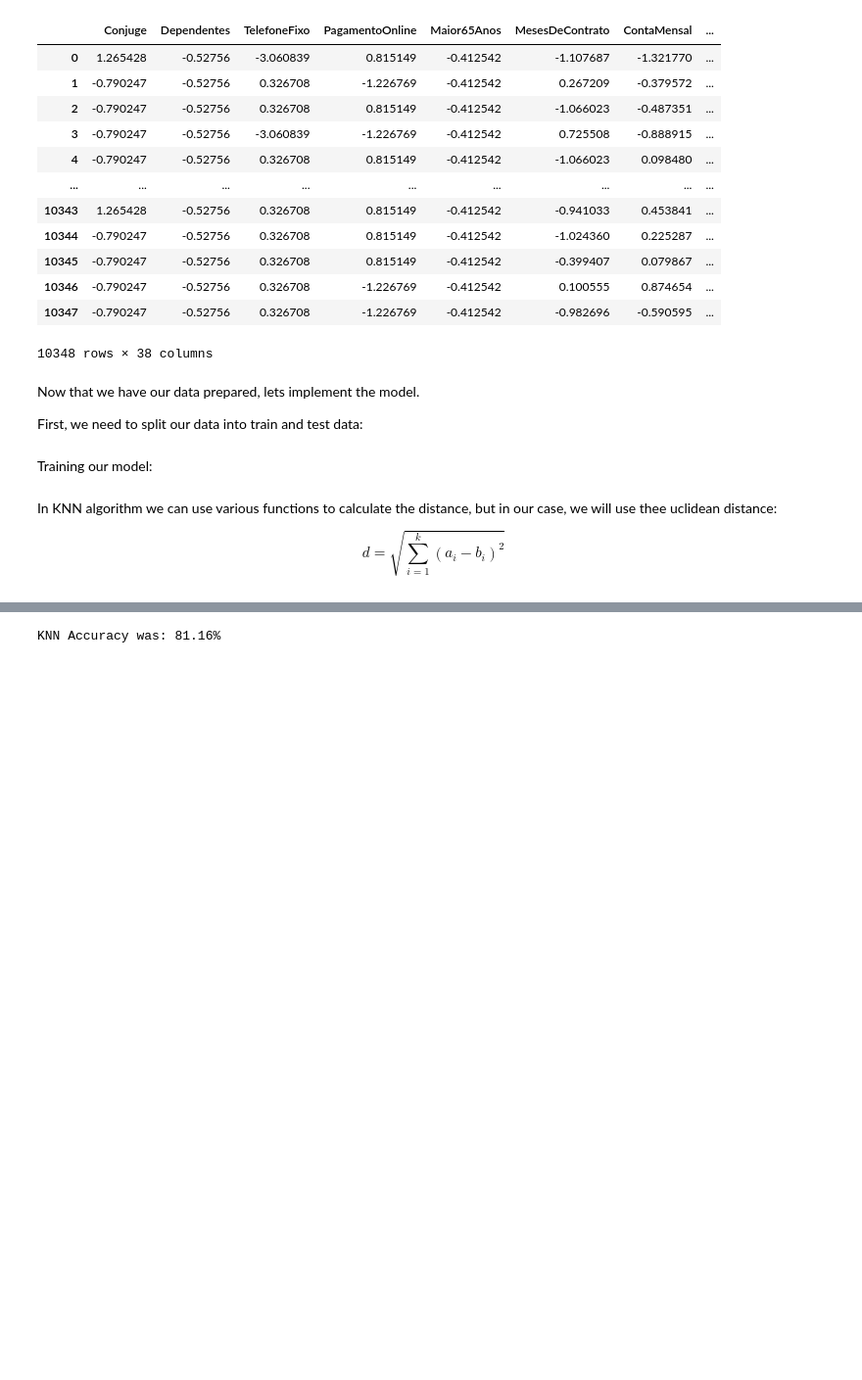
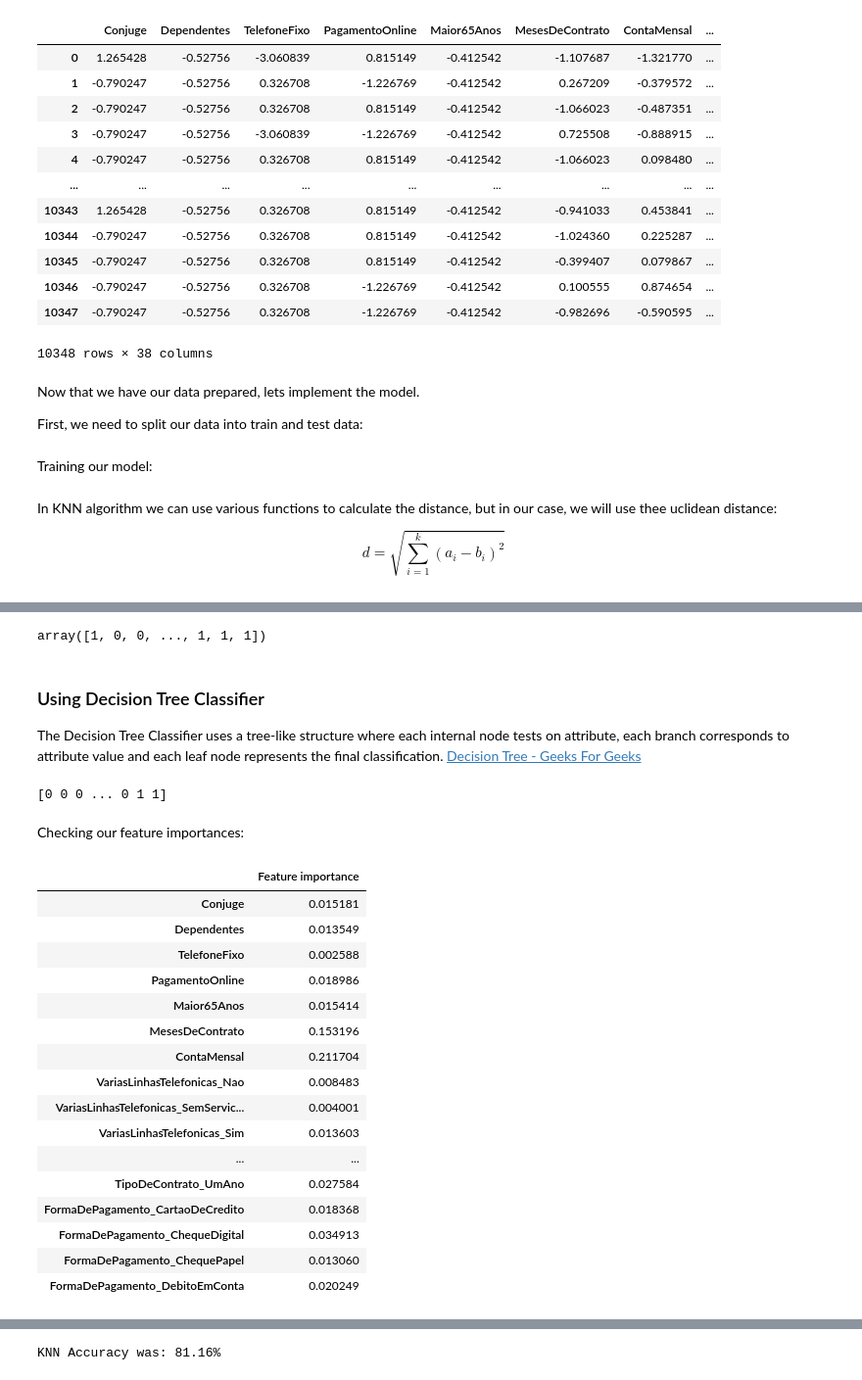
Before and after one commit to PedroLRA/Alura-ML-training, a Jupyter notebook: Telecom-Project/project.ipynb, the cells around one changed output, grey strips where cells are left out. Shown at 98% size. Cells and saved outputs as stored; diff of their text form; code cells hidden in the pictures; blank space fills up the shorter version.

Commit message:
Metric types, Bernoulli Naive Bayes and Decision Trees

```diff
--- a/Telecom-Project/project.ipynb
+++ b/Telecom-Project/project.ipynb
@@ -108,7 +108,8 @@ y = final_data['Churn']
 from imblearn.over_sampling import SMOTE
 
 smt = SMOTE(random_state=SEED) # Creating the SMOTE object instance using our SEED
-x, y = smt.fit_resample(x, y) # Resampling the data
+resampled= smt.fit_resample(x, y) # Resampling the data
+x, y = resampled[:2]
 
 # Concatenating the resampled data
 resampled_data = pd.concat([x, y], axis=1)
@@ -208,0 +221,65 @@ Testing the model:
+# %%
+# Importing the model
+from sklearn.naive_bayes import BernoulliNB
+
+# Creating our model instance
+bnb = BernoulliNB()
+
+# Training
+bnb.fit(train_x, train_y)
+
+# Making the predictions
+predict_bnb = bnb.predict(test_x)
+predict_bnb
+# %% [output]
+array([1, 0, 0, ..., 1, 1, 1])
+# %% [markdown]
+### Using Decision Tree Classifier
+
+The Decision Tree Classifier uses a tree-like structure where each internal node tests on attribute, each branch corresponds to attribute value and each leaf node represents the final classification. [Decision Tree - Geeks For Geeks](https://www.geeksforgeeks.org/decision-tree-introduction-example/)
+# %%
+# Importing the model
+from sklearn.tree import DecisionTreeClassifier
+
+# Creating our model instance
+dtc = DecisionTreeClassifier(
+    criterion='entropy', # Using entropy as our criteria
+    random_state=SEED
+)
+
+# Training
+dtc.fit(train_x, train_y)
+
+# Making the prediction
+predict_dtc = dtc.predict(test_x)
+print(predict_dtc)
+# %% [output]
+[0 0 0 ... 0 1 1]
+# %% [markdown]
+Checking our feature importances:
+# %%
+feature_importances = pd.DataFrame(
+    dtc.feature_importances_,
+    index=train_x.columns,
+    columns=['Feature importance']
+)
+
+feature_importances
+# %% [output]
+|  | Feature importance |
+| Conjuge | 0.015181 |
+| Dependentes | 0.013549 |
+| TelefoneFixo | 0.002588 |
+| PagamentoOnline | 0.018986 |
+| Maior65Anos | 0.015414 |
+| MesesDeContrato | 0.153196 |
+| ContaMensal | 0.211704 |
+| VariasLinhasTelefonicas_Nao | 0.008483 |
+| VariasLinhasTelefonicas_SemServic... | 0.004001 |
+| VariasLinhasTelefonicas_Sim | 0.013603 |
+| ... | ... |
+| TipoDeContrato_UmAno | 0.027584 |
+| FormaDePagamento_CartaoDeCredito | 0.018368 |
+| FormaDePagamento_ChequeDigital | 0.034913 |
+| FormaDePagamento_ChequePapel | 0.013060 |
+| FormaDePagamento_DebitoEmConta | 0.020249 |
```
Also changed, not shown: parts of 27 cells of this notebook.
